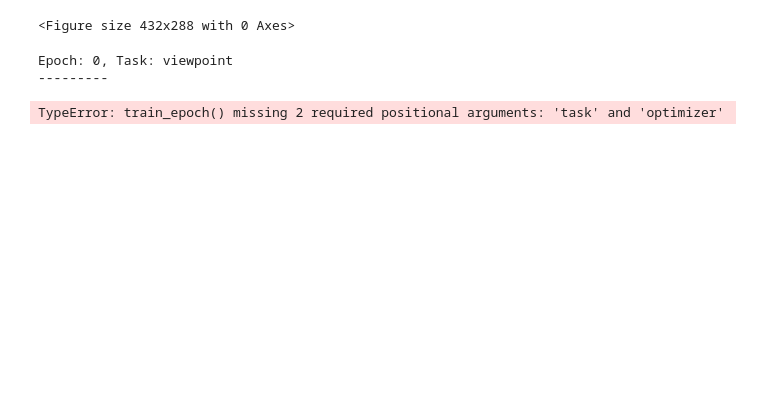
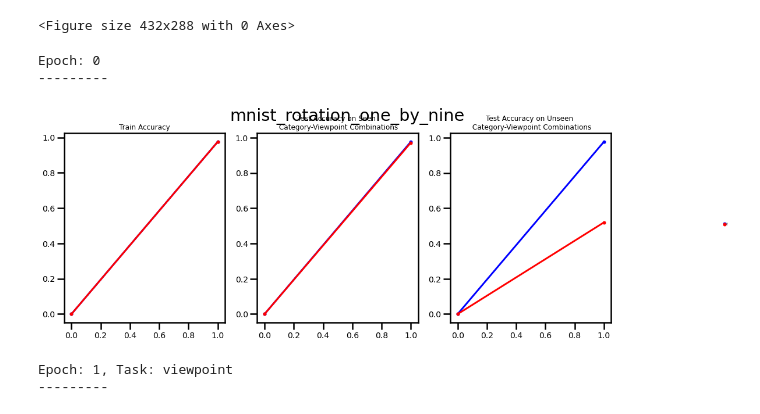
Before and after one commit to Spandan-Madan/generalization_to_OOD_category_viewpoint_combinations, a Jupyter notebook: demos/increasing_seen_combinations.ipynb, the cells around one changed output. Cells and saved outputs as stored; diff of their text form; code cells hidden in the pictures; blank space fills up the shorter version.

```diff
--- a/demos/increasing_seen_combinations.ipynb
+++ b/demos/increasing_seen_combinations.ipynb
@@ -295,9 +295,9 @@ for DATASET_NAME in DATASET_NAMES:
         for TASK in ['viewpoint','category','shared']:
             print('Epoch: %s, Task: %s'%(epoch,TASK))
             print('---------')
-            models[TASK], train_loss, train_gm = train_epoch(models[TASK], TASK, optimizers[TASK])
-            best_models[TASK], test_loss, test_gm, best_test_loss, best_test_gm = test_epoch(models[TASK], best_models[TASK], best_test_loss, best_test_gm, TASK)
-            unseen_test_loss, unseen_test_gm = unseen_test_epoch(models[TASK], TASK)
+            models[TASK], train_loss, train_gm = train_epoch(dset_loaders, dset_sizes, models[TASK], TASK, optimizers[TASK])
+            best_models[TASK], test_loss, test_gm, best_test_loss, best_test_gm = test_epoch(dset_loaders, dset_sizes, models[TASK], best_models[TASK], best_test_loss, best_test_gm, TASK)
+            unseen_test_loss, unseen_test_gm = unseen_test_epoch(dset_loaders, dset_sizes, models[TASK], TASK)
 
             if TASK != 'shared':
                 train_gm_separate = train_gm_separate * train_gm
@@ -313,32 +313,34 @@ for DATASET_NAME in DATASET_NAMES:
 
         clear_output()
         print('Epoch: %s'%epoch)
         print('---------')
 
 
         fig,ax = plt.subplots(1, 3, figsize=(18,6))
         fig.suptitle(DATASET_NAME)
         l1 = ax[0].plot(all_train_gms['separate'], color = 'blue', marker = 'o', markersize=5)[0]
         l2 = ax[0].plot(all_train_gms['shared'], color = 'red', marker = 'o', markersize=5)[0]
         ax[0].set_title('Train Accuracy', fontsize=12)
         line_labels = ["Separate", "Shared"]
 
 
         ax[1].plot(all_test_gms['separate'], color = 'blue', marker = 'o', markersize=5)
         ax[1].plot(all_test_gms['shared'], color = 'red', marker = 'o', markersize=5)
         ax[1].set_title('Test Accuracy on Seen \n Category-Viewpoint Combinations', fontsize=12)
 
         ax[2].plot(all_unseen_test_gms['separate'], color = 'blue', marker = 'o', markersize=5)
         ax[2].plot(all_unseen_test_gms['shared'], color = 'red', marker = 'o', markersize=5)
         ax[2].set_title('Test Accuracy on Unseen \n Category-Viewpoint Combinations', fontsize=12)
         fig.legend([l1, l2],     # The line objects
                 labels=line_labels,   # The labels for each line
                 loc="center right",   # Position of legend
                 borderaxespad=0.2,    # Small spacing around legend box
                 prop={"size":1})
         plt.subplots_adjust(right=0.85)
         plt.show()
 # %% [output]
-Epoch: 0, Task: viewpoint
+Epoch: 0
 ---------
+[figure, added]
-TypeError: train_epoch() missing 2 required positional arguments: 'task' and 'optimizer'
+Epoch: 1, Task: viewpoint
+---------
```
Also changed, not shown: parts of 3 cells of this notebook.
